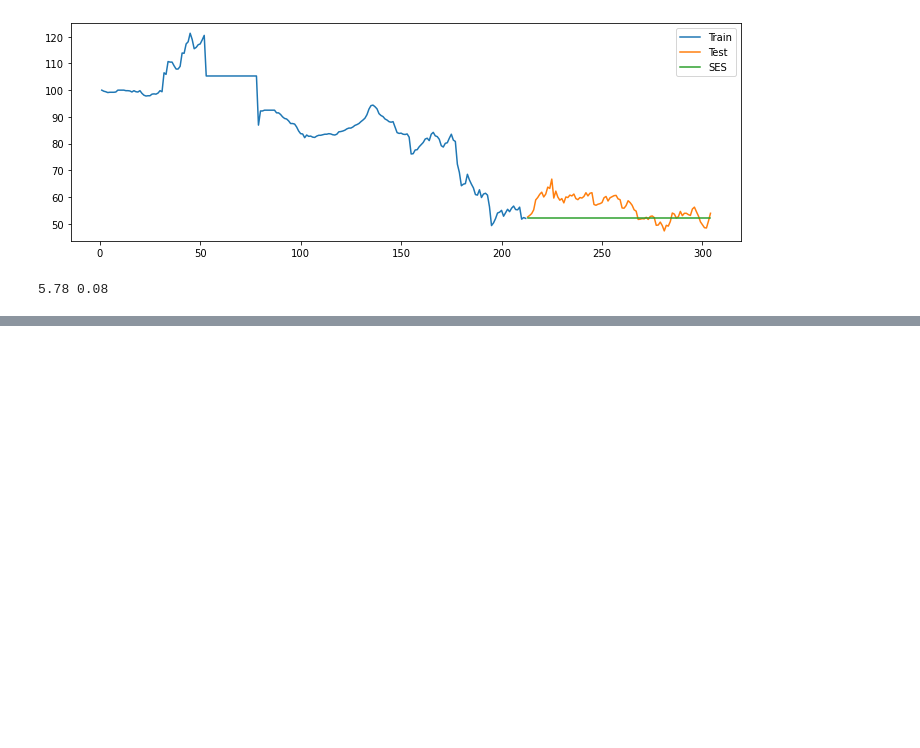
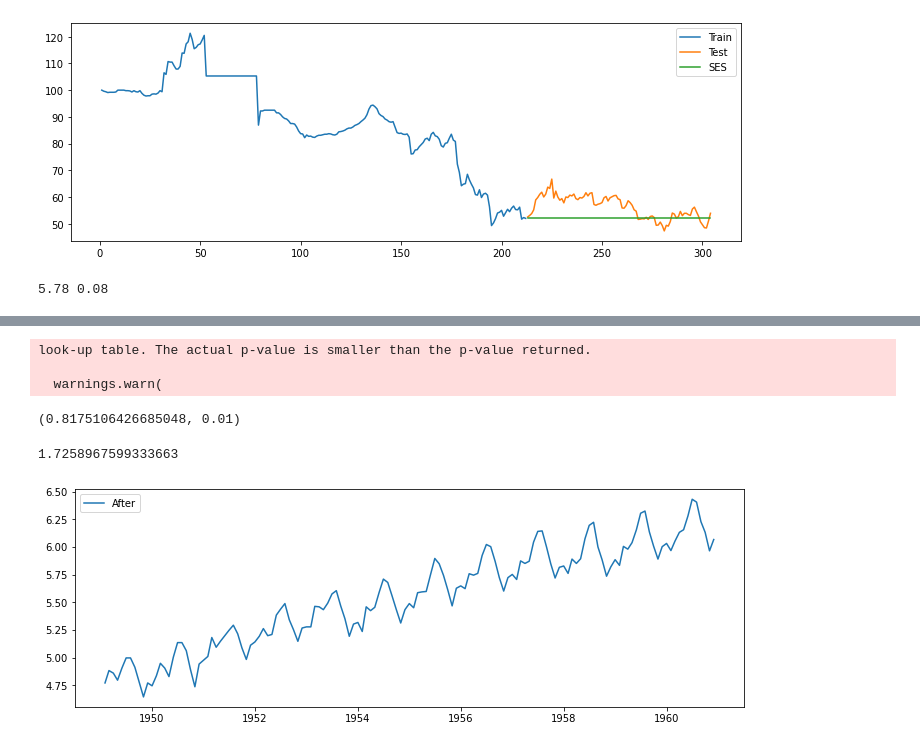
Before and after one commit to Prashik28/techeenomad_dataScience, a Jupyter notebook: Time Series/Airline Passenger .ipynb, the cells around one changed output, grey strips where cells are left out. Cells and saved outputs as stored; diff of their text form; code cells hidden in the pictures; blank space fills up the shorter version.

```diff
--- a/Time Series/Airline Passenger .ipynb
+++ b/Time Series/Airline Passenger .ipynb
@@ -881,0 +933,15 @@ mean_absolute_percentage_error(test_t['Temperature(Min)'], y_hat_holt_new['holt_
+# %%
+adf_test = adfuller(data_1['Exchange Rate TWI'])
+kpss_test = kpss(data_1['Exchange Rate TWI'])
+# %% [output]
+look-up table. The actual p-value is smaller than the p-value returned.
+
+  warnings.warn(
+# %%
+adf_test[1], kpss_test[1]
+# %% [output]
+(0.8175106426685048, 0.01)
+# %%
+kpss_test[0]
+# %% [output]
+1.7258967599333663
@@ -881,0 +952,9 @@ mean_absolute_percentage_error(test_t['Temperature(Min)'], y_hat_holt_new['holt_
+# %%
+data_boxcox = pd.Series(boxcox(data['Passengers'], lmbda=0), index= data.index)
+# %%
+plt.figure(figsize=(12,4))
+plt.plot(data_boxcox, label = 'After')
+plt.legend(loc='best')
+plt.show()
+# %% [output]
+[figure, added]
```
Also changed, not shown: parts of 118 cells of this notebook.
